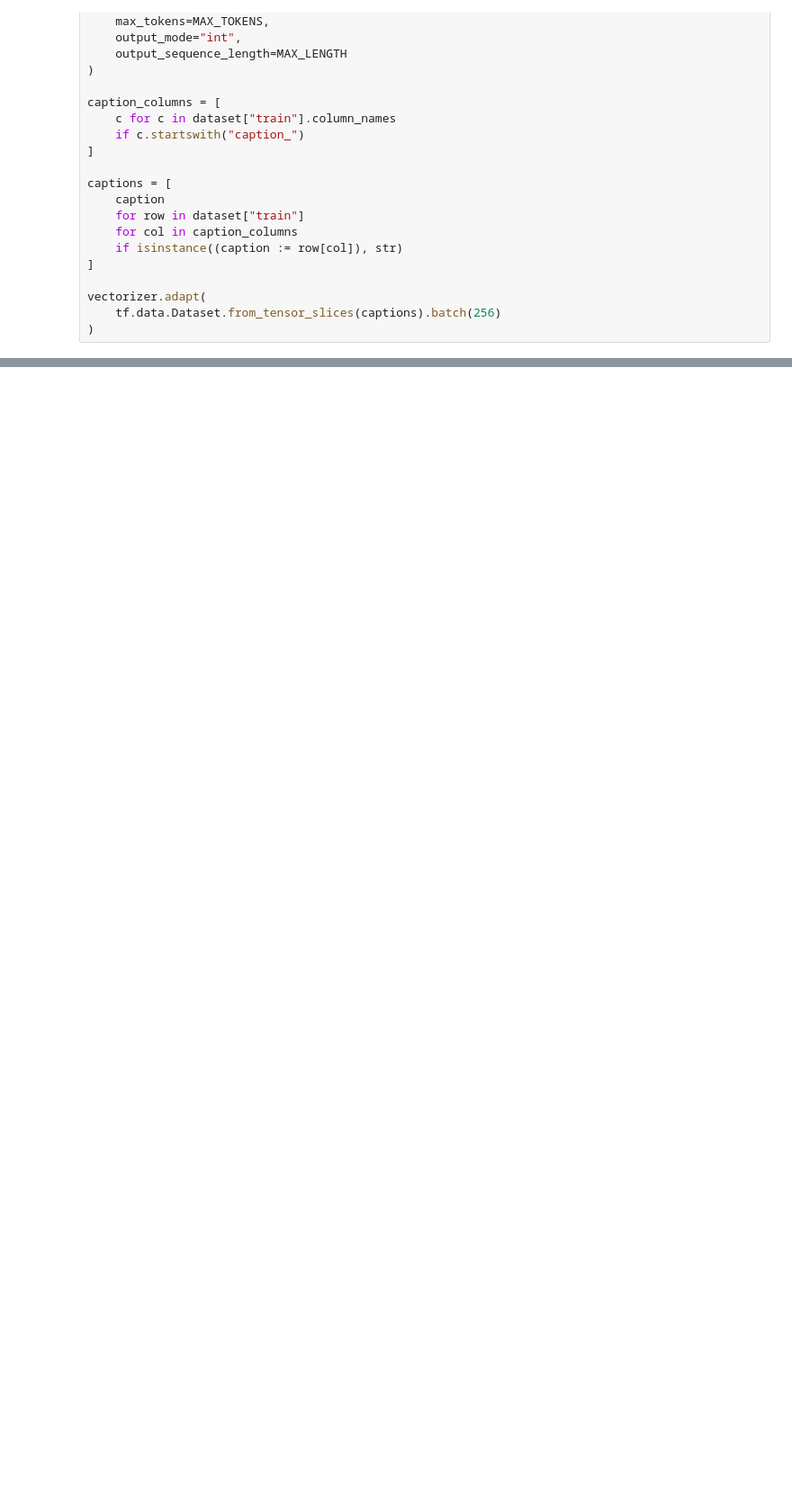
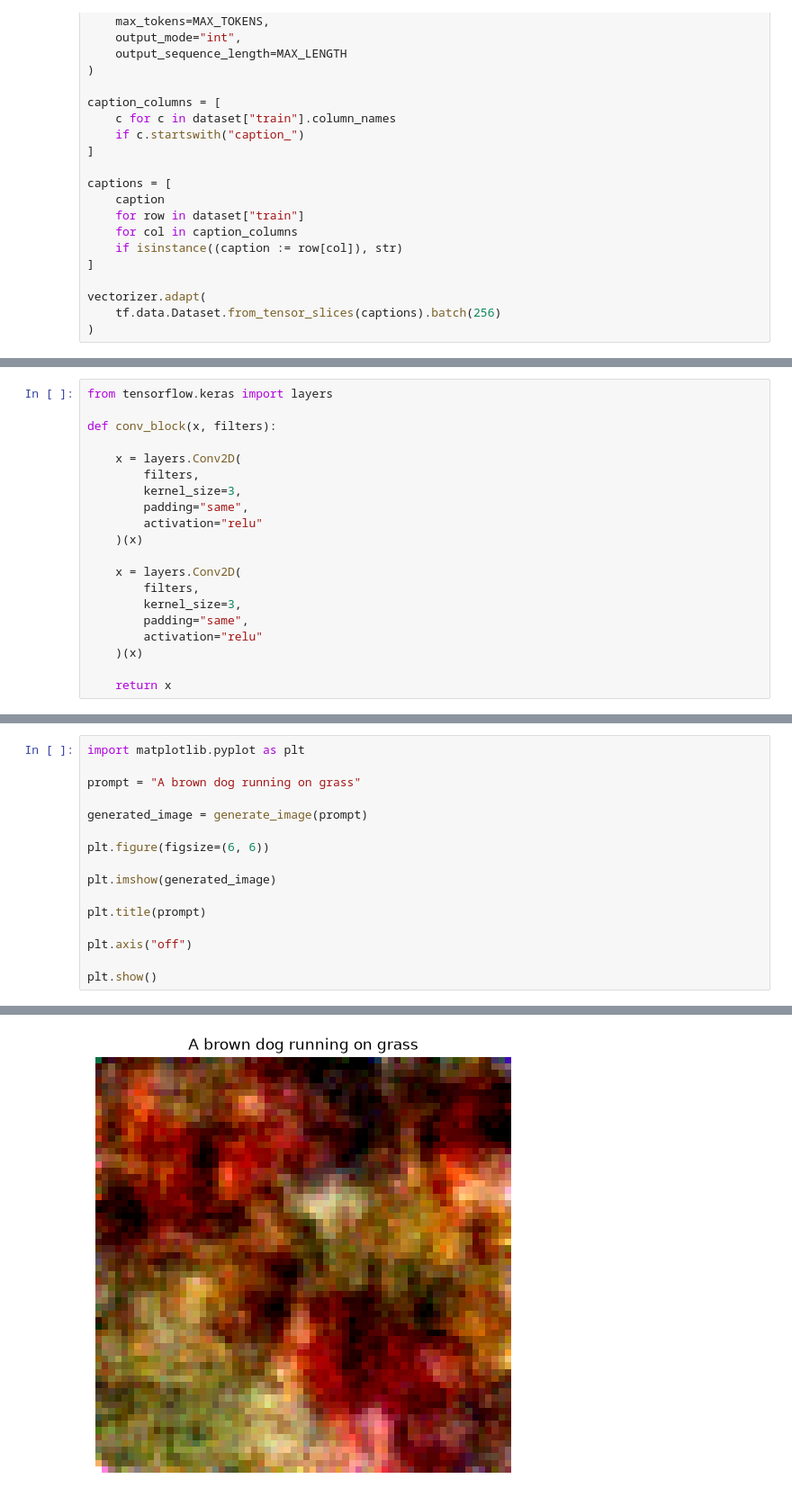
Before and after one commit to Ashishwakde26/Text-To-Image-Deep-learning, a Jupyter notebook: Text_To_Image.ipynb, the cells around one changed output, grey strips where cells are left out. Shown at 90% size. Saved outputs shown, nothing was run; the diff lists cells and outputs as text; blank space fills up the shorter version.

```diff
--- a/Text_To_Image.ipynb
+++ b/Text_To_Image.ipynb
@@ -111,0 +341,20 @@ vectorizer.adapt(
+# %%
+from tensorflow.keras import layers
+
+def conv_block(x, filters):
+
+    x = layers.Conv2D(
+        filters,
+        kernel_size=3,
+        padding="same",
+        activation="relu"
+    )(x)
+
+    x = layers.Conv2D(
+        filters,
+        kernel_size=3,
+        padding="same",
+        activation="relu"
+    )(x)
+
+    return x
@@ -111,0 +882,17 @@ vectorizer.adapt(
+# %%
+import matplotlib.pyplot as plt
+
+prompt = "A brown dog running on grass"
+
+generated_image = generate_image(prompt)
+
+plt.figure(figsize=(6, 6))
+
+plt.imshow(generated_image)
+
+plt.title(prompt)
+
+plt.axis("off")
+
+plt.show()
+# %% [output]
@@ -111,0 +910 @@ vectorizer.adapt(
+[figure, added]
```
Also changed, not shown: parts of 24 cells of this notebook.
